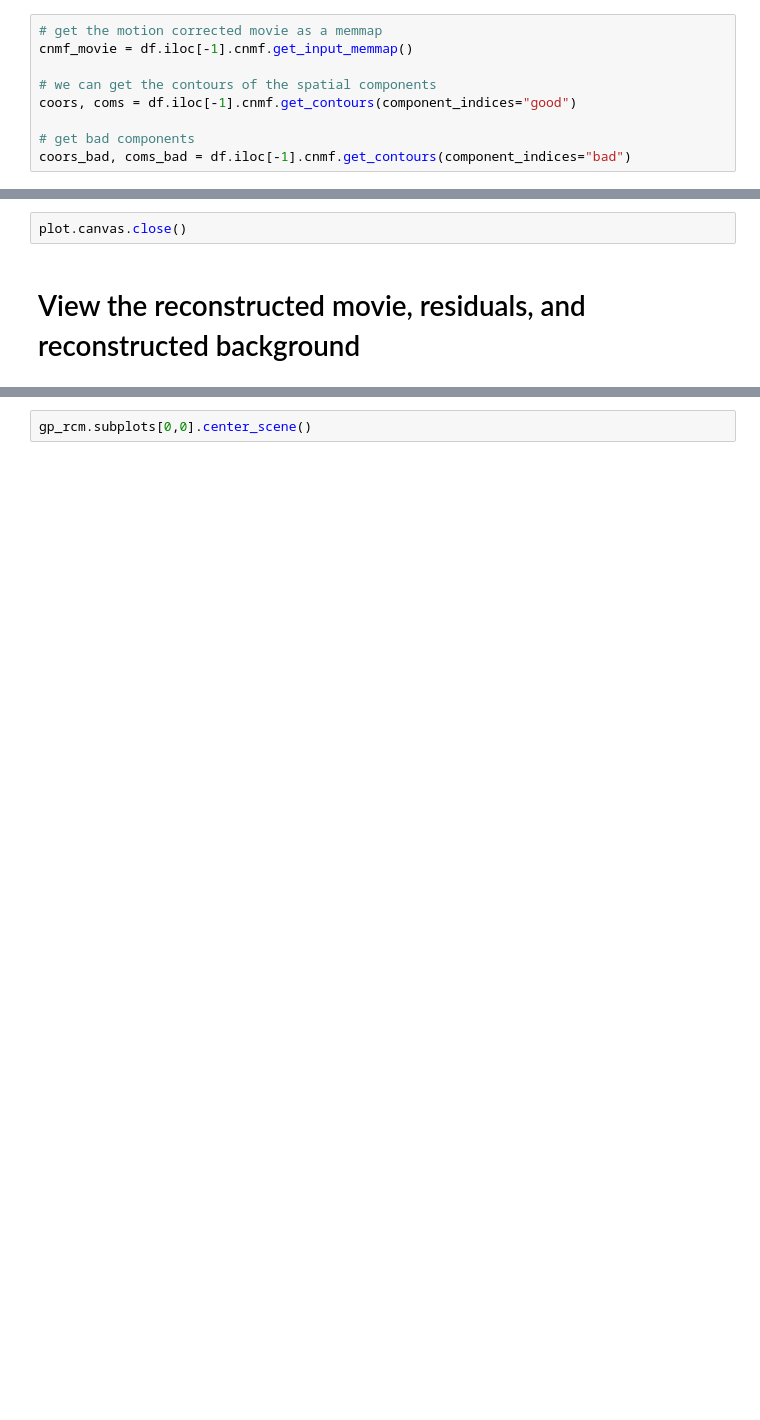
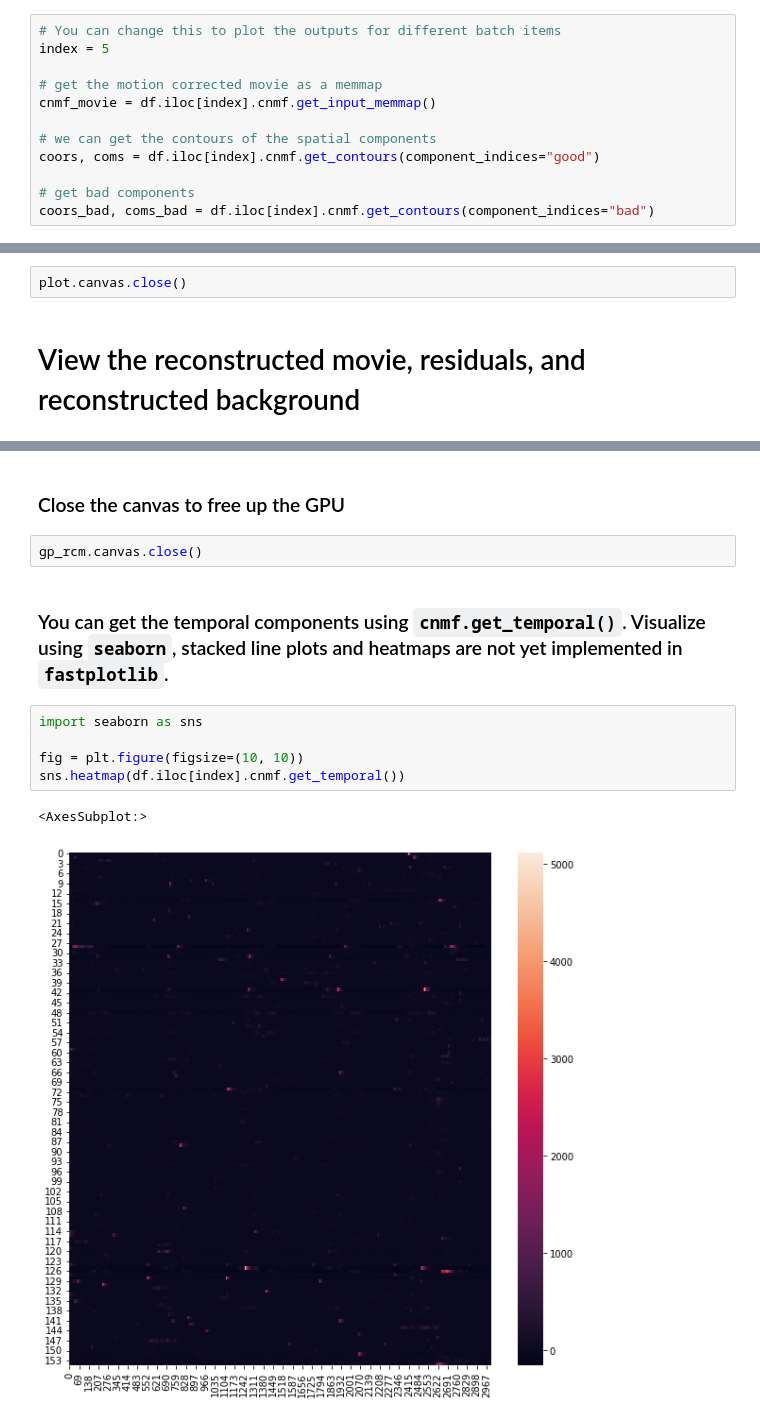
Before and after one commit to nel-lab/mesmerize-core, a Jupyter notebook: notebooks/mcorr_cnmf.ipynb, the cells around one changed output, grey strips where cells are left out. Drawn from its saved outputs; the diff is of its cells as text; blank space fills up the shorter version.

```diff
--- a/notebooks/mcorr_cnmf.ipynb
+++ b/notebooks/mcorr_cnmf.ipynb
@@ -300,14 +571,17 @@ True
 # Load outputs
 For visualization
 # %%
+# You can change this to plot the outputs for different batch items
+index = 5
+
 # get the motion corrected movie as a memmap
-cnmf_movie = df.iloc[-1].cnmf.get_input_memmap()
+cnmf_movie = df.iloc[index].cnmf.get_input_memmap()
 
 # we can get the contours of the spatial components
-coors, coms = df.iloc[-1].cnmf.get_contours(component_indices="good")
+coors, coms = df.iloc[index].cnmf.get_contours(component_indices="good")
 
 # get bad components
-coors_bad, coms_bad = df.iloc[-1].cnmf.get_contours(component_indices="bad")
+coors_bad, coms_bad = df.iloc[index].cnmf.get_contours(component_indices="bad")
 # %% [markdown]
 # Plot contours for good components on the motion corrected movie
 # %%
@@ -427,5 +702,17 @@ VBox([gp_rcm.show(), slider_rcm])
 # %% [output]
 RFBOutputContext()
 [interactive output not drawn]
-# %%
-gp_rcm.subplots[0,0].center_scene()
+# %% [markdown]
+### Close the canvas to free up the GPU
+# %%
+gp_rcm.canvas.close()
+# %% [markdown]
+### You can get the temporal components using `cnmf.get_temporal()`. Visualize using `seaborn`, stacked line plots and heatmaps are not yet implemented in `fastplotlib`.
+# %%
+import seaborn as sns
+
+fig = plt.figure(figsize=(10, 10))
+sns.heatmap(df.iloc[index].cnmf.get_temporal())
+# %% [output]
+<AxesSubplot:>
+[figure, added]
```
Also changed, not shown: parts of 63 cells of this notebook.
